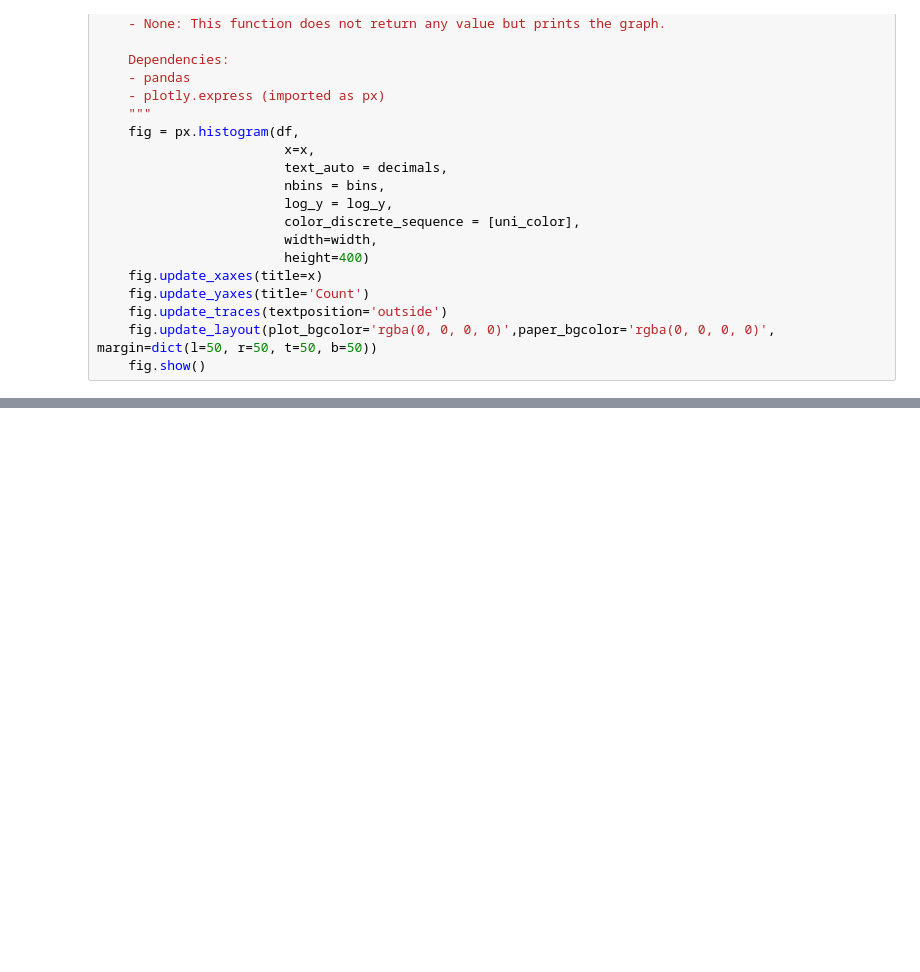
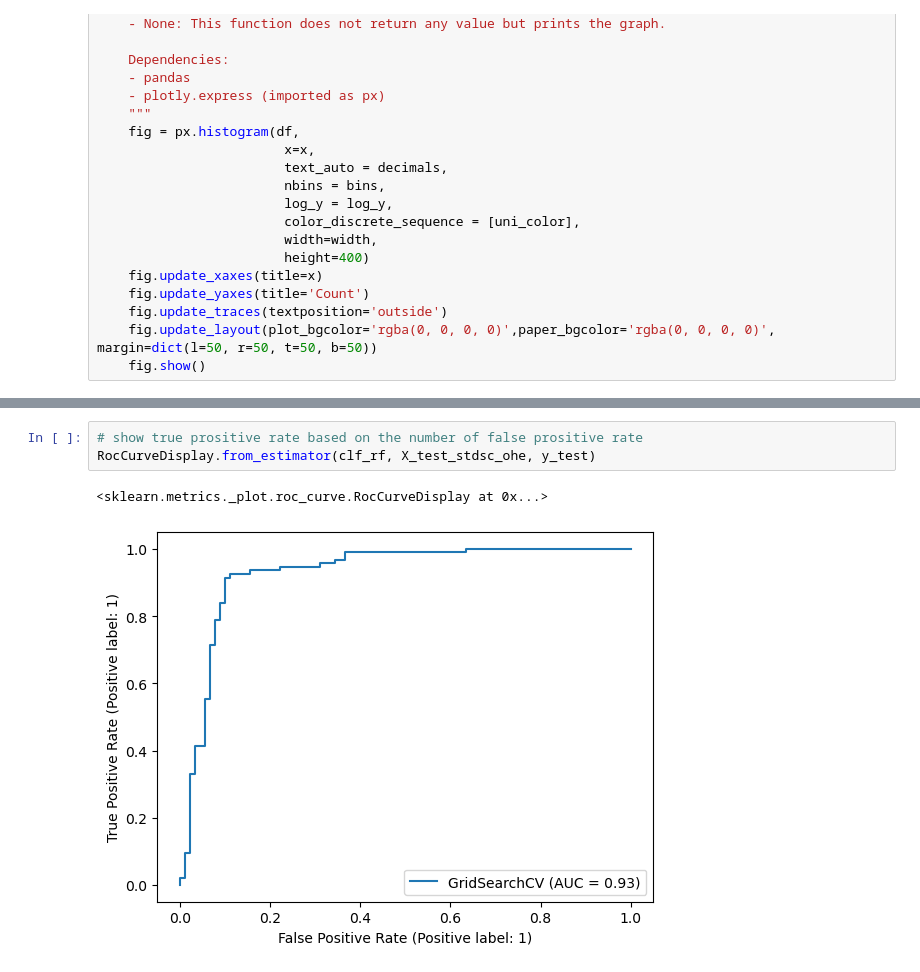
Before and after one commit to kristofszucs/heart_failure_prediction, a Jupyter notebook: script.ipynb, the cells around one changed output, grey strips where cells are left out. Cells and saved outputs as stored; diff of their text form; blank space fills up the shorter version.

```diff
--- a/script.ipynb
+++ b/script.ipynb
@@ -372,0 +337,6 @@ weighted avg       0.88      0.88      0.87       184
+# %%
+# show true prositive rate based on the number of false prositive rate
+RocCurveDisplay.from_estimator(clf_rf, X_test_stdsc_ohe, y_test)
+# %% [output]
+<sklearn.metrics._plot.roc_curve.RocCurveDisplay at 0x...>
+[figure, added]
```
Also changed, not shown: parts of 58 cells of this notebook.
